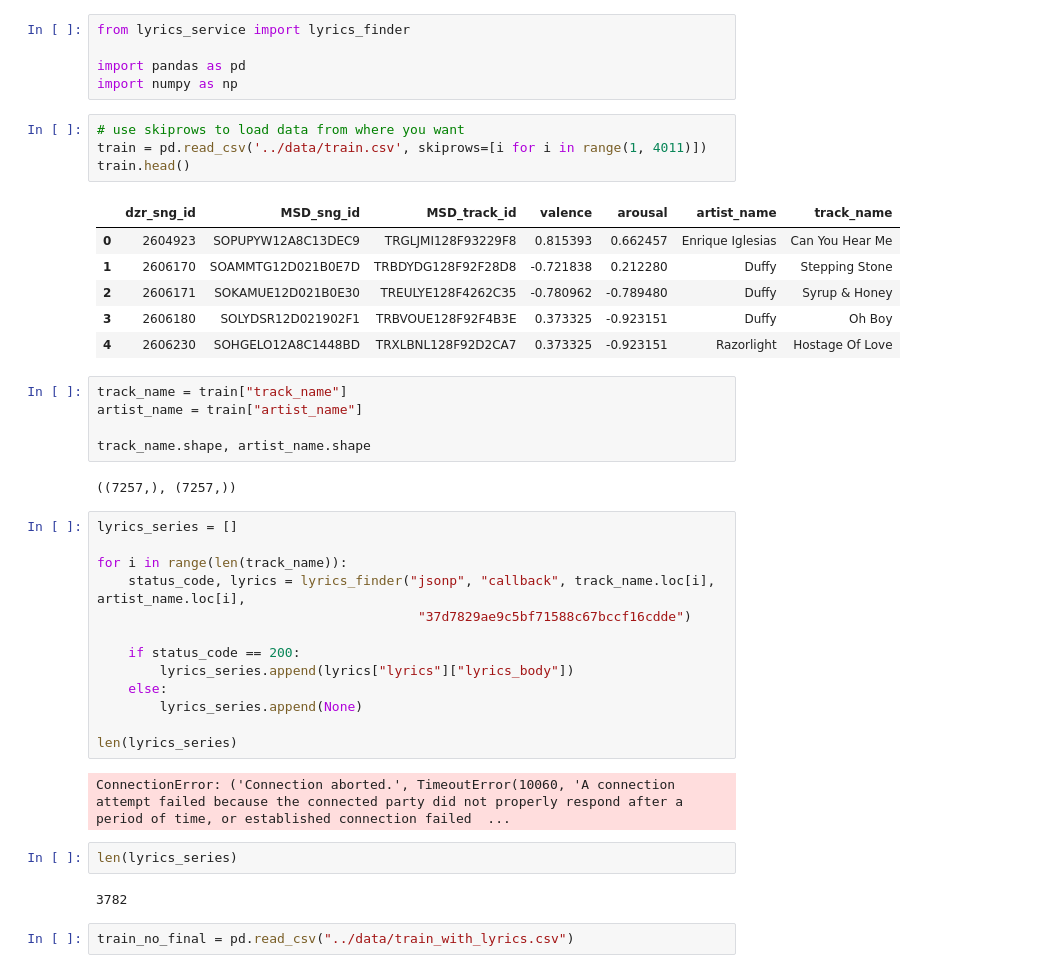
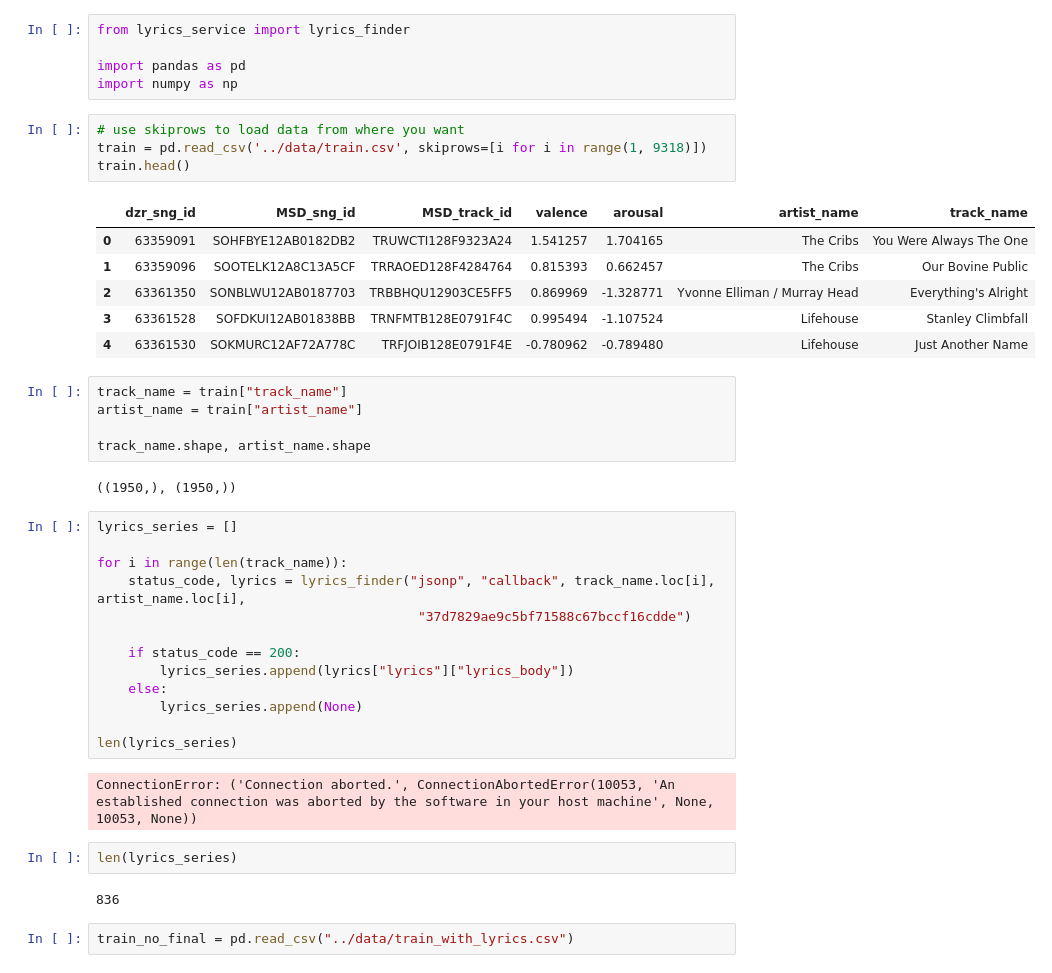
Before and after one commit to martinoywa/MERA, a Jupyter notebook: lyrics/Populate Lyrics.ipynb, the cells around one changed output. Drawn from its saved outputs; the diff is of its cells as text.

```diff
--- a/lyrics/Populate Lyrics.ipynb
+++ b/lyrics/Populate Lyrics.ipynb
@@ -5,22 +5,22 @@ import pandas as pd
 import numpy as np
 # %%
 # use skiprows to load data from where you want
-train = pd.read_csv('../data/train.csv', skiprows=[i for i in range(1, 4011)])
+train = pd.read_csv('../data/train.csv', skiprows=[i for i in range(1, 9318)])
 train.head()
 # %% [output]
 |  | dzr_sng_id | MSD_sng_id | MSD_track_id | valence | arousal | artist_name | track_name |
-| 0 | 2604923 | SOPUPYW12A8C13DEC9 | TRGLJMI128F93229F8 | 0.815393 | 0.662457 | Enrique Iglesias | Can You Hear Me |
-| 1 | 2606170 | SOAMMTG12D021B0E7D | TRBDYDG128F92F28D8 | -0.721838 | 0.212280 | Duffy | Stepping Stone |
-| 2 | 2606171 | SOKAMUE12D021B0E30 | TREULYE128F4262C35 | -0.780962 | -0.789480 | Duffy | Syrup & Honey |
-| 3 | 2606180 | SOLYDSR12D021902F1 | TRBVOUE128F92F4B3E | 0.373325 | -0.923151 | Duffy | Oh Boy |
-| 4 | 2606230 | SOHGELO12A8C1448BD | TRXLBNL128F92D2CA7 | 0.373325 | -0.923151 | Razorlight | Hostage Of Love |
+| 0 | 63359091 | SOHFBYE12AB0182DB2 | TRUWCTI128F9323A24 | 1.541257 | 1.704165 | The Cribs | You Were Always The One |
+| 1 | 63359096 | SOOTELK12A8C13A5CF | TRRAOED128F4284764 | 0.815393 | 0.662457 | The Cribs | Our Bovine Public |
+| 2 | 63361350 | SONBLWU12AB0187703 | TRBBHQU12903CE5FF5 | 0.869969 | -1.328771 | Yvonne Elliman / Murray Head | Everything's Alright |
+| 3 | 63361528 | SOFDKUI12AB01838BB | TRNFMTB128E0791F4C | 0.995494 | -1.107524 | Lifehouse | Stanley Climbfall |
+| 4 | 63361530 | SOKMURC12AF72A778C | TRFJOIB128E0791F4E | -0.780962 | -0.789480 | Lifehouse | Just Another Name |
 # %%
 track_name = train["track_name"]
 artist_name = train["artist_name"]
 
 track_name.shape, artist_name.shape
 # %% [output]
-((7257,), (7257,))
+((1950,), (1950,))
 # %%
 lyrics_series = []
 
@@ -35,11 +35,11 @@ for i in range(len(track_name)):
 
 len(lyrics_series)
 # %% [output]
-ConnectionError: ('Connection aborted.', TimeoutError(10060, 'A connection attempt failed because the connected party did not properly respond after a period of time, or established connection failed  ...
+ConnectionError: ('Connection aborted.', ConnectionAbortedError(10053, 'An established connection was aborted by the software in your host machine', None, 10053, None))
 # %%
 len(lyrics_series)
 # %% [output]
-3782
+836
 # %%
 train_no_final = pd.read_csv("../data/train_with_lyrics.csv")
 # %%
```
Also changed, not shown: parts of 4 cells of this notebook, 1 other file.
